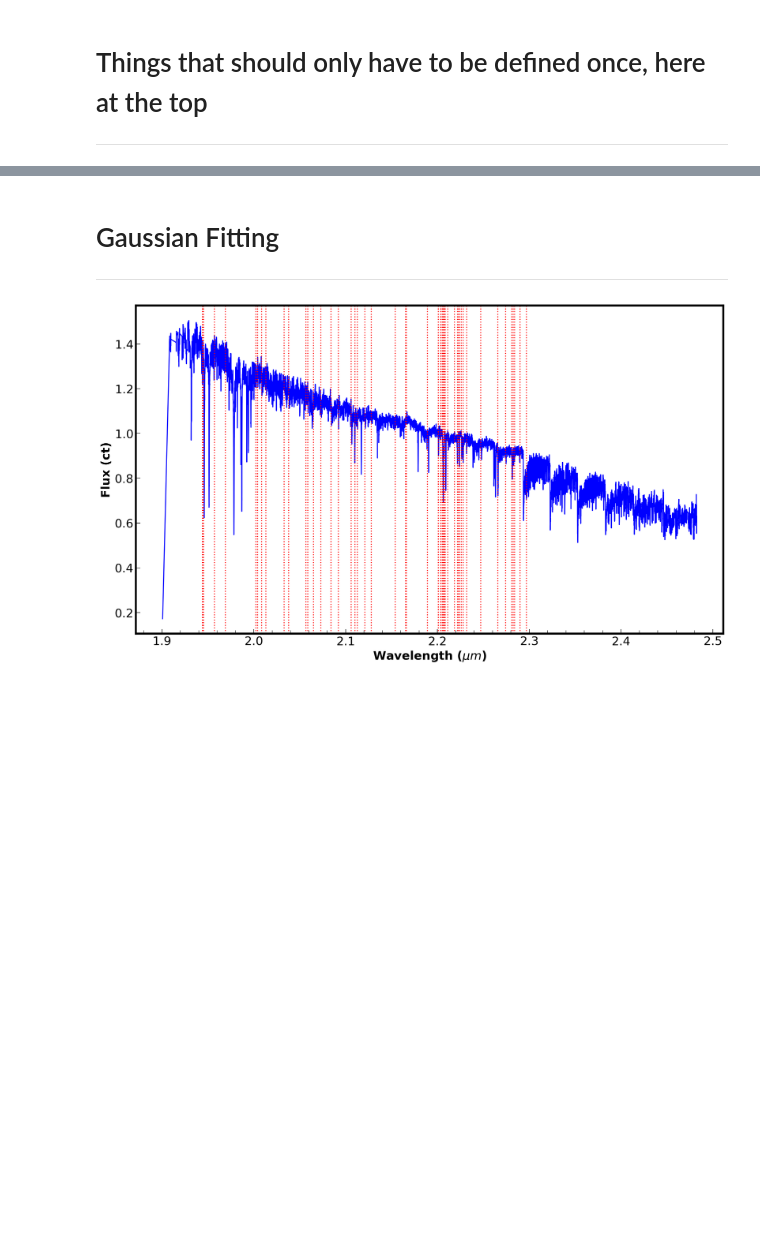
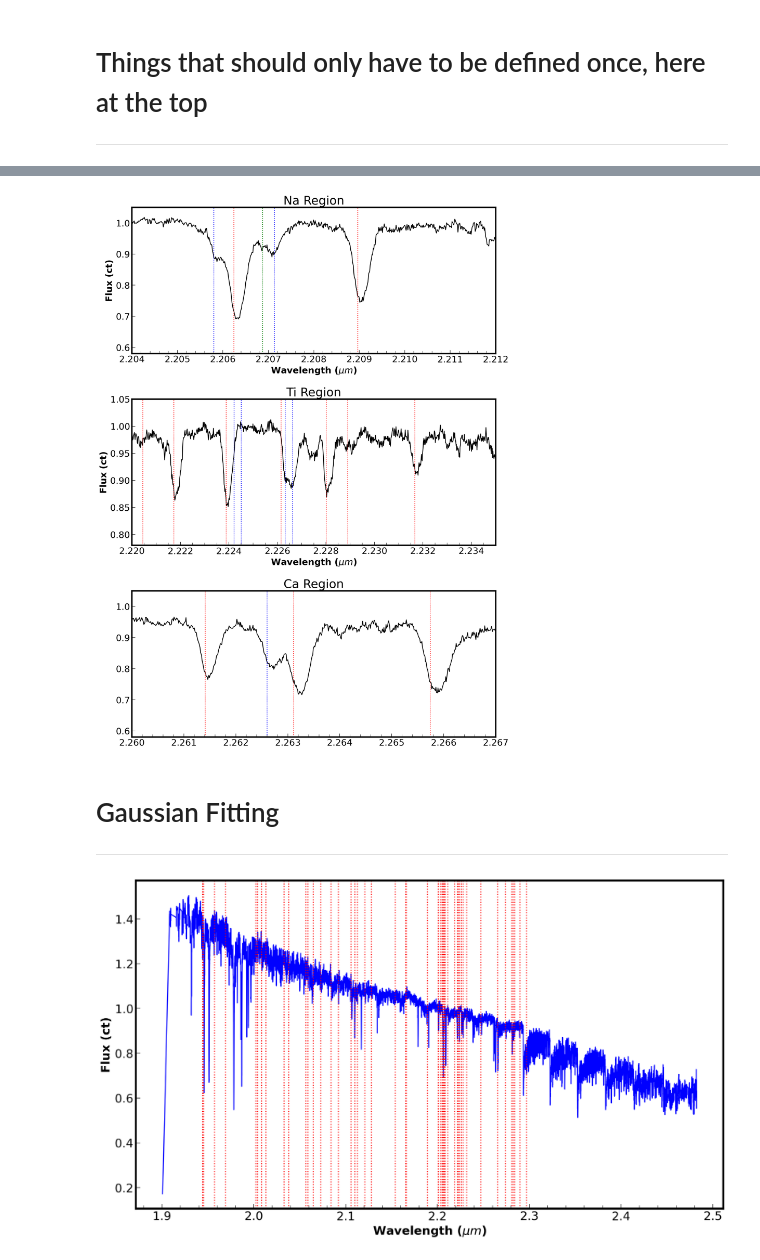
Before and after one commit to SavOliveira/IGRINS-Spectra, a Jupyter notebook: Standards_EW_V2.ipynb, the cells around one changed output, grey strips where cells are left out. Drawn from its saved outputs; the diff is of its cells as text; code cells hidden in the pictures; blank space fills up the shorter version.

```diff
--- a/Standards_EW_V2.ipynb
+++ b/Standards_EW_V2.ipynb
@@ -241,0 +217,18 @@ plt.show()
+# %%
+ti_reg_min = 2.2200
+ti_reg_max = 2.2350
+
+ti_region = Nist.query(minwav=ti_reg_min*u.um,maxwav=ti_reg_max*u.um, linename='Ti I, Fe I')
+ti_region_cut = (ti_region['Observed'] > ti_reg_min) & (ti_region['Observed'] < ti_reg_max)
+
+ti_reg_ti = ti_region[(ti_region['Spectrum'] == 'Ti I') & (ti_region_cut)]
+ti_reg_fe1 = ti_region[(ti_region['Spectrum'] == 'Fe I') & (ti_region_cut)]
+# %%
+ca_reg_min = 2.2600
+ca_reg_max = 2.2670
+
+ca_region = Nist.query(minwav=ti_reg_min*u.um,maxwav=ti_reg_max*u.um, linename='Ca I, Fe I')
+ca_region_cut = (ca_region['Observed'] > ca_reg_min) & (ca_region['Observed'] < ca_reg_max)
+
+ca_reg_ca1 = ca_region[(ca_region['Spectrum'] == 'Ca I') & (ca_region_cut)]
+ca_reg_fe1 = ca_region[(ca_region['Spectrum'] == 'Fe I') & (ca_region_cut)]
@@ -242,3 +241,73 @@ plt.show()
+# %%
+norm_flux = ig.normalize_flux(flux)
+flux_max = 1.05
+
+fig, ax = plt.subplots(3,1,figsize=(12,16))
+
+# plt.plot(wavelen,flux,'.',mec='black')
+ax[0].plot(wavelen,norm_flux,'-',mfc='black',mec='black',c='black')
+
+
+for i in range(len(na_reg_na)):
+    ax[0].axvline(na_reg_na['Observed'][i],ls=':',c='red',label='Na I Observed')
+    # plt.axvline(na_reg_na['Ritz'][i],ls=':',c='pink',label = 'Na I Ritz')
+
+for j in range(len(na_reg_sc1)):
+    ax[0].axvline(na_reg_sc1['Observed'][j],ls=':',c='blue',label = 'Sc I Observed')
+    # plt.axvline(na_reg_sc1['Ritz'][j],ls=':',c='navy',label = 'Sc I Ritz')
+
+for k in range(len(na_reg_si1)):
+    ax[0].axvline(na_reg_si1['Observed'][k],ls=':',c='green',label = 'Si I Observed')
+    # plt.axvline(na_reg_si1['Ritz'][k],ls=':',c='forestgreen',label = 'Si I Ritz')
+
+ax[0].set_xlim(na_reg_min,na_reg_max)
+ax[0].set_ylim(0.58,flux_max)
+
+ax[0].set_xlabel('Wavelength ({})'.format('$\mu m$'))
+ax[0].set_ylabel('Flux ({})'.format("ct"))
+ax[0].set_title('Na Region')
+
+######
+
+ax[1].plot(wavelen,norm_flux,'-',mfc='black',mec='black',c='black')
+
+for i in range(len(ti_reg_ti)):
+    ax[1].axvline(ti_reg_ti['Observed'][i],ls=':',c='red',label='Ti I Observed')
+    # plt.axvline(na_reg_na['Ritz'][i],ls=':',c='pink',label = 'Ti I Ritz')
+
+for j in range(len(ti_reg_fe1)):
+    ax[1].axvline(ti_reg_fe1['Observed'][j],ls=':',c='blue',label = 'Fe I Observed')
+    # ax[1].axvline(ti_reg_fe1['Ritz'][j],ls=':',c='navy',label = 'Fe I Ritz')
+
+ax[1].set_xlim(ti_reg_min,ti_reg_max)
+ax[1].set_ylim(0.78,flux_max)
+
+
+ax[1].set_xlabel('Wavelength ({})'.format('$\mu m$'))
+ax[1].set_ylabel('Flux ({})'.format("ct"))
+ax[1].set_title('Ti Region')
+
+#######
+
+ax[2].plot(wavelen,norm_flux,'-',mfc='black',mec='black',c='black')
+
+for i in range(len(ca_reg_ca1)):
+    ax[2].axvline(ca_reg_ca1['Observed'][i],ls=':',c='red',label='Ti I Observed')
+    # plt.axvline(na_reg_na['Ritz'][i],ls=':',c='pink',label = 'Ti I Ritz')
+
+for j in range(len(ca_reg_fe1)):
+    ax[2].axvline(ca_reg_fe1['Observed'][j],ls=':',c='blue',label = 'Fe I Observed')
+    # ax[1].axvline(ti_reg_fe1['Ritz'][j],ls=':',c='navy',label = 'Fe I Ritz')
+
+
+ax[2].set_xlim(ca_reg_min,ca_reg_max)
+ax[2].set_ylim(0.58,flux_max)
+ax[2].set_title('Ca Region')
+
+plt.tight_layout()
+plt.show()
+# %% [output]
+[figure, added]
 # %% [markdown]
 # Gaussian Fitting
 ---
```
Also changed, not shown: parts of 13 cells of this notebook, 5 other files.
